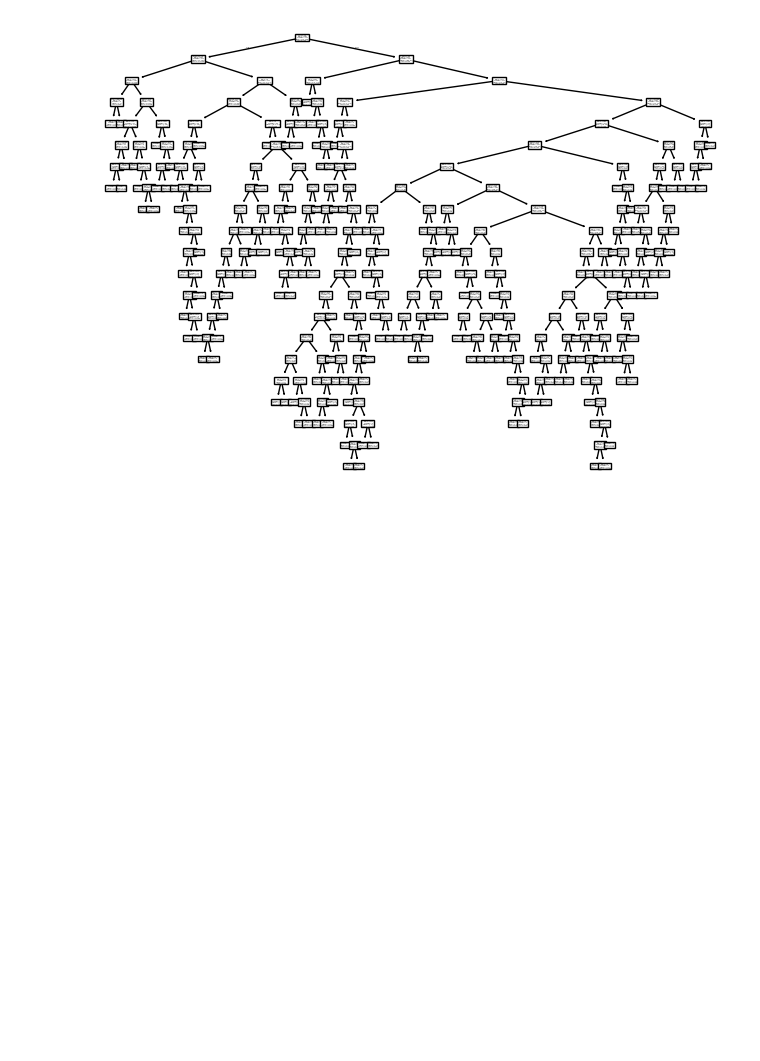
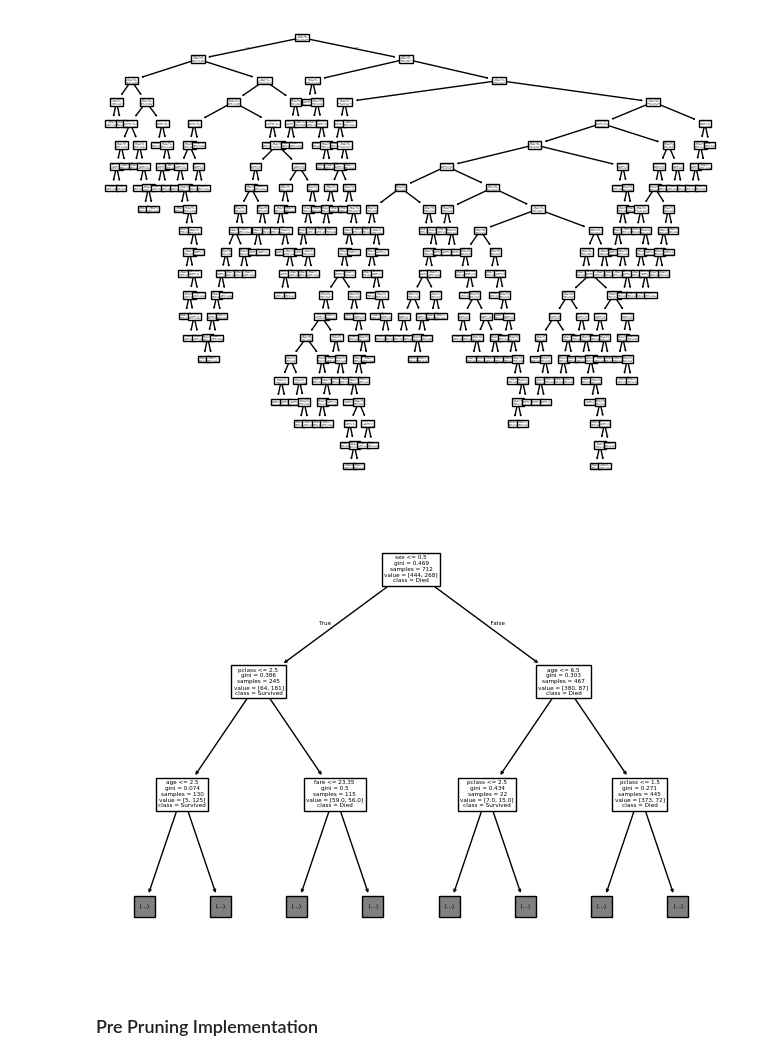
Before and after one commit to tahaftm/Prime-AIML, a Jupyter notebook: Decision Trees/implementation.ipynb, the cells around one changed output. Cells and saved outputs as stored; diff of their text form; code cells hidden in the pictures; blank space fills up the shorter version.

Commit message:
Pre pruning

```diff
--- a/Decision Trees/implementation.ipynb
+++ b/Decision Trees/implementation.ipynb
@@ -142,3 +142,17 @@ plt.tight_layout()
 plt.show()
 # %% [output]
 [figure]
+# %%
+plt.Figure(figsize=(28,10))
+plot_tree(
+    tree,
+    feature_names=X.columns,
+    class_names=["Died","Survived"],
+    max_depth=2
+)
+plt.tight_layout()
+plt.show()
+# %% [output]
+[figure, added]
+# %% [markdown]
+### Pre Pruning Implementation
```
Also changed, not shown: parts of 3 cells of this notebook.
